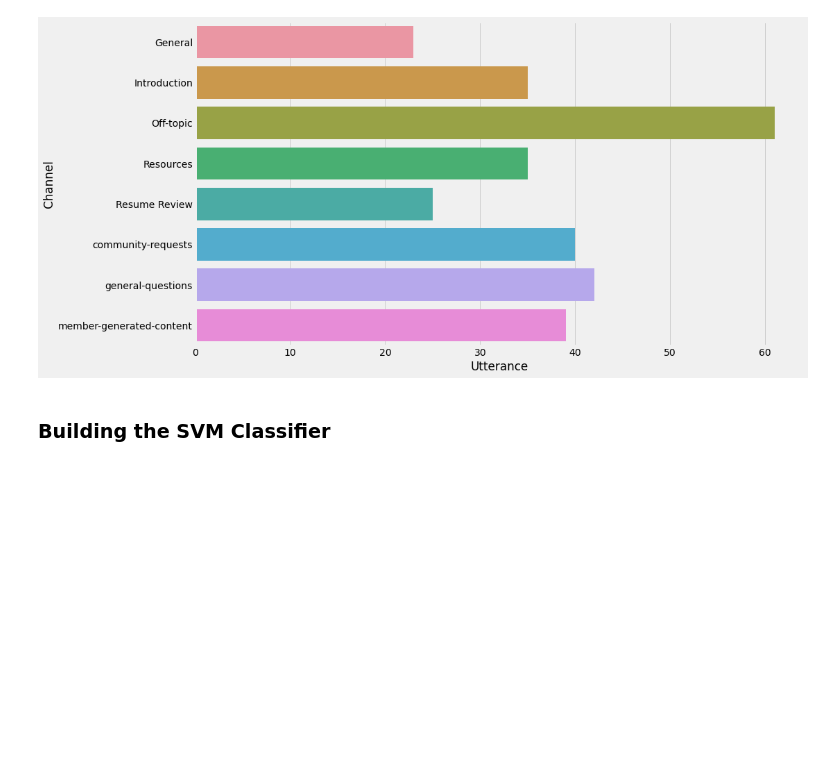
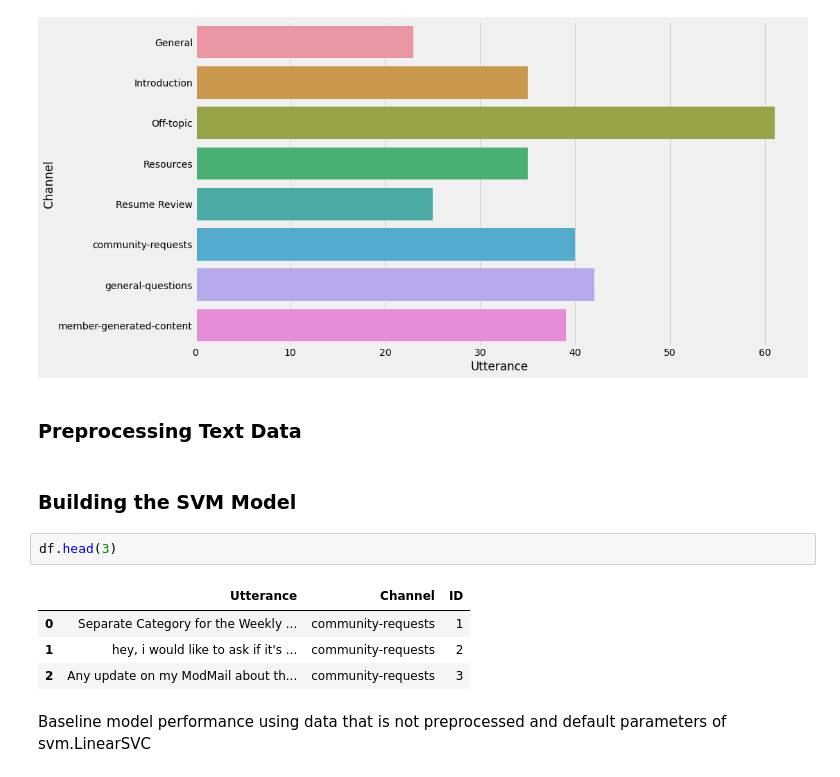
Before and after one commit to patrickkylejuan/aml-1, a Jupyter notebook: SVM-Discord-Classifier.ipynb, the cells around one changed output. Drawn from its saved outputs; the diff is of its cells as text; blank space fills up the shorter version.

Commit message:
added code for initial model

```diff
--- a/SVM-Discord-Classifier.ipynb
+++ b/SVM-Discord-Classifier.ipynb
@@ -77,5 +76,16 @@ sns.barplot(x='Utterance', y='Channel', data=df_2);
 ## Edit these to get percentages
 # %% [output]
 [figure]
+# %% [markdown]
+### Preprocessing Text Data
 # %% [markdown]
-### Building the SVM Classifier
+### Building the SVM Model
+# %%
+df.head(3)
+# %% [output]
+|  | Utterance | Channel | ID |
+| 0 | Separate Category for the Weekly ... | community-requests | 1 |
+| 1 | hey, i would like to ask if it's ... | community-requests | 2 |
+| 2 | Any update on my ModMail about th... | community-requests | 3 |
+# %% [markdown]
+Baseline model performance using data that is not preprocessed and default parameters of svm.LinearSVC
```
Also changed, not shown: parts of 2 cells of this notebook.
